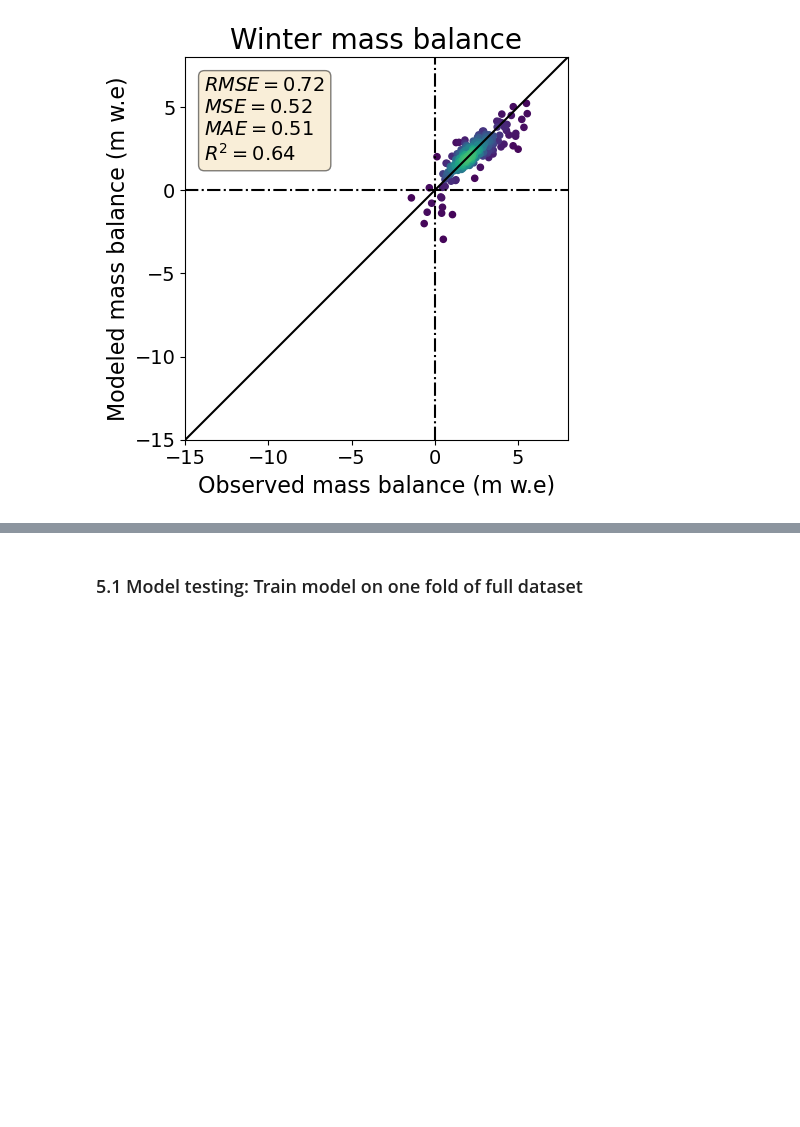
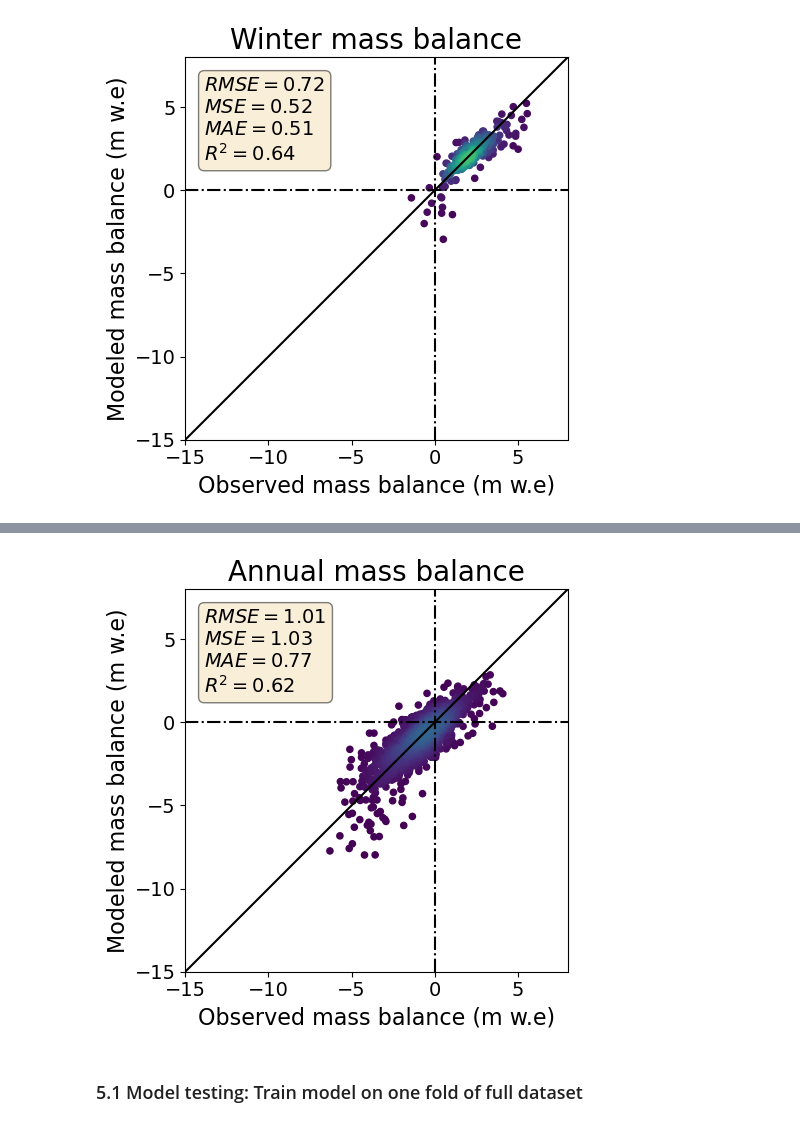
Before and after one commit to khsjursen/ML_MB_Norway, a Jupyter notebook: mb_model_custom_loss.ipynb, the cells around one changed output, grey strips where cells are left out. Drawn from its saved outputs; the diff is of its cells as text; code cells hidden in the pictures; blank space fills up the shorter version.

```diff
--- a/mb_model_custom_loss.ipynb
+++ b/mb_model_custom_loss.ipynb
@@ -1519,3 +1547,11 @@ Parameters: { "metadata_shape" } are not used.
+# %%
+y_test_annual, y_pred_annual = get_prediction_per_season_test(X_test, y_test, xgb_model, months=12)
+annual_indices = X_test[:, -2] == 12
+X_test_annual = X_test[annual_indices]
+y_test_annual_mean, y_pred_annual_agg = get_ytrue_y_pred_agg_season(y_test_annual, y_pred_annual, X_test_annual, months=12)
+plot_prediction_per_season(y_test_annual_mean, y_pred_annual_agg, season='Annual')
+# %% [output]
+[figure, added]
 # %% [markdown]
 ### 5.1 Model testing: Train model on one fold of full dataset
 # %%
```
Also changed, not shown: parts of 5 cells of this notebook.
